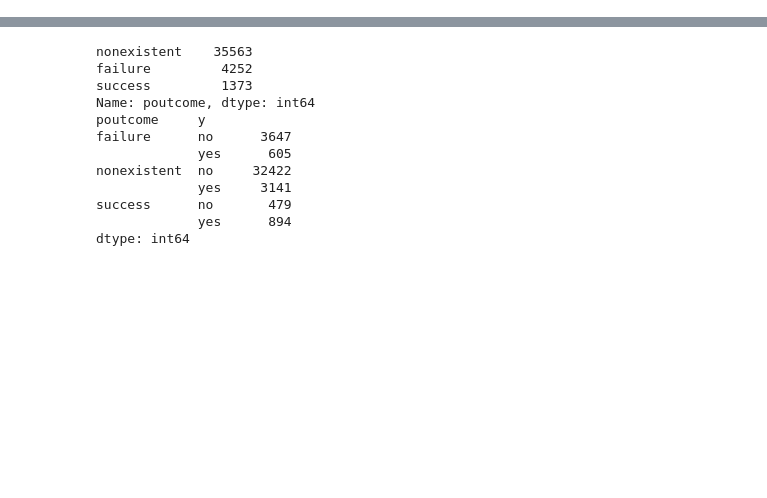
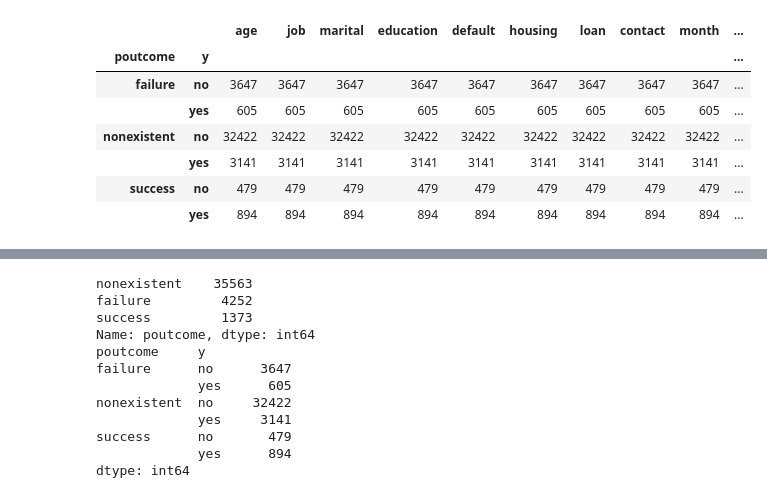
Before and after one commit to garywheeler24/DS-Atlanta-Mod-3-Project, a Jupyter notebook: Gary/Project V1.ipynb, the cells around one changed output, grey strips where cells are left out. Saved outputs shown, nothing was run; the diff lists cells and outputs as text; code cells hidden in the pictures; blank space fills up the shorter version.

```diff
--- a/Gary/Project V1.ipynb
+++ b/Gary/Project V1.ipynb
@@ -30,0 +96,11 @@ df.groupby(['poutcome', 'y']).mean()#Nice to see but doesn't give the output tha
+# %%
+df.groupby(['poutcome', 'y']).count()
+# %% [output]
+|  |  | age | job | marital | education | default | housing | loan | contact | month | ... |
+| poutcome | y |  |  |  |  |  |  |  |  |  | ... |
+| failure | no | 3647 | 3647 | 3647 | 3647 | 3647 | 3647 | 3647 | 3647 | 3647 | ... |
+|  | yes | 605 | 605 | 605 | 605 | 605 | 605 | 605 | 605 | 605 | ... |
+| nonexistent | no | 32422 | 32422 | 32422 | 32422 | 32422 | 32422 | 32422 | 32422 | 32422 | ... |
+|  | yes | 3141 | 3141 | 3141 | 3141 | 3141 | 3141 | 3141 | 3141 | 3141 | ... |
+| success | no | 479 | 479 | 479 | 479 | 479 | 479 | 479 | 479 | 479 | ... |
+|  | yes | 894 | 894 | 894 | 894 | 894 | 894 | 894 | 894 | 894 | ... |
```
Also changed, not shown: parts of 29 cells of this notebook.
